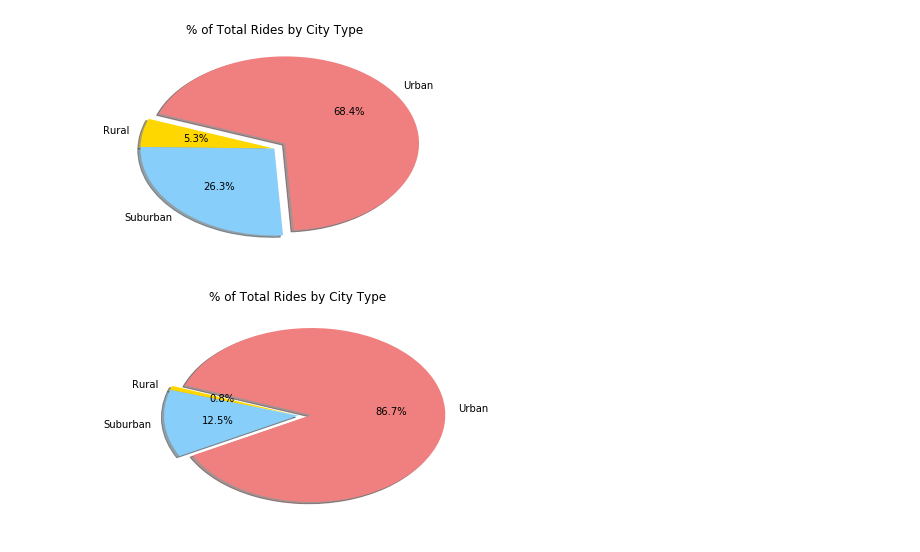
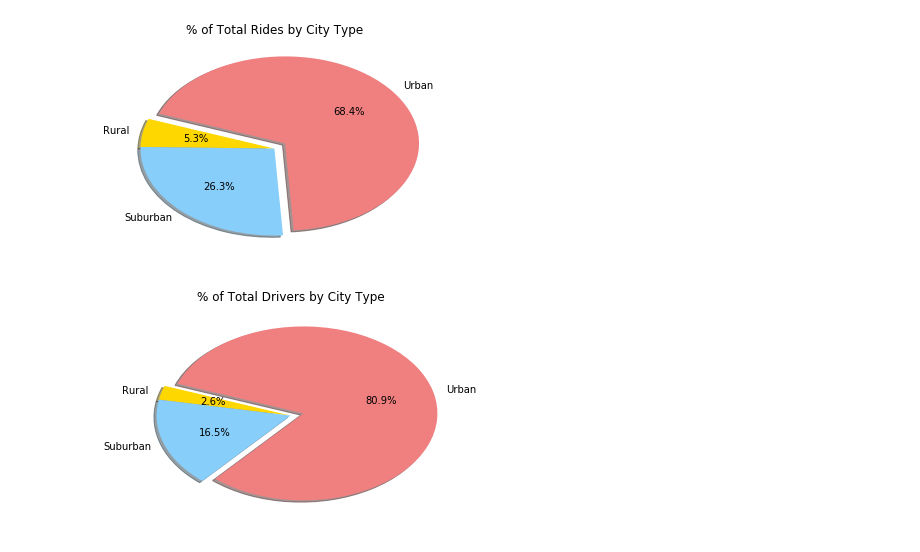
Before and after one commit to MarkYocumII/MatPlotLib_HW5, a Jupyter notebook: hw/Instructions/Pyber/Pyber_HW.ipynb, the cells around one changed output. Saved outputs shown, nothing was run; the diff lists cells and outputs as text; code cells hidden in the pictures.

```diff
--- a/hw/Instructions/Pyber/Pyber_HW.ipynb
+++ b/hw/Instructions/Pyber/Pyber_HW.ipynb
@@ -120,23 +125,23 @@ plt.show()
 # %% [output]
 [figure]
 # %%
-#% Total Drivers by City Type
+#group data frame, that has removed duplicate cities, by type; need to drop duplicates to get correct driver count.
+drivers=city_aggregate_df.groupby("type")
 
-driver_by_type=fares_data["driver_count"].sum()/combined_ride_data_df["driver_count"].sum()
-driver_by_type
-
+#drivers by type is sum of each driver count by city type divided by total drivers
+driver_by_type=drivers["driver_count"].sum()/city_aggregate_df["driver_count"].sum()
 
 # The colors of each section of the pie chart
 colors = ["gold", "lightskyblue", "lightcoral"]
 
 explode = [0,0, 0.1]
 
 labels = ["Rural", "Suburban", "Urban"]
 
 plt.pie(driver_by_type, explode=explode, labels=labels, colors=colors, autopct="%1.1f%%", shadow=True, startangle=160)
 
-plt.title("% of Total Rides by City Type")
+plt.title("% of Total Drivers by City Type")
 
 plt.show()
 # %% [output]
-[figure, old version]
+[figure, new version]
```
Also changed, not shown: parts of 7 cells of this notebook.
